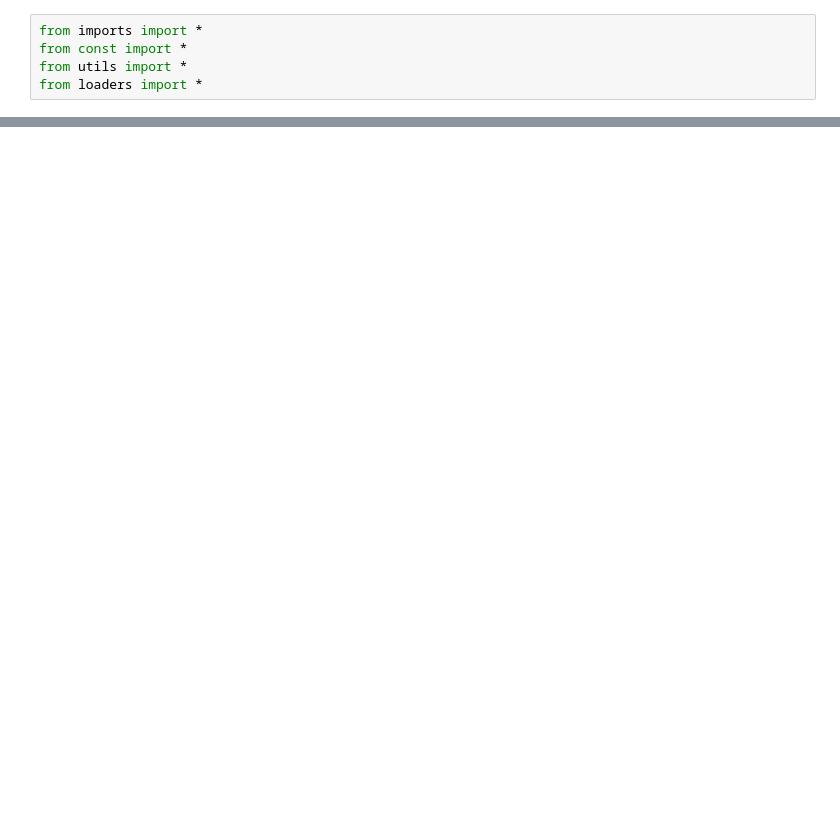
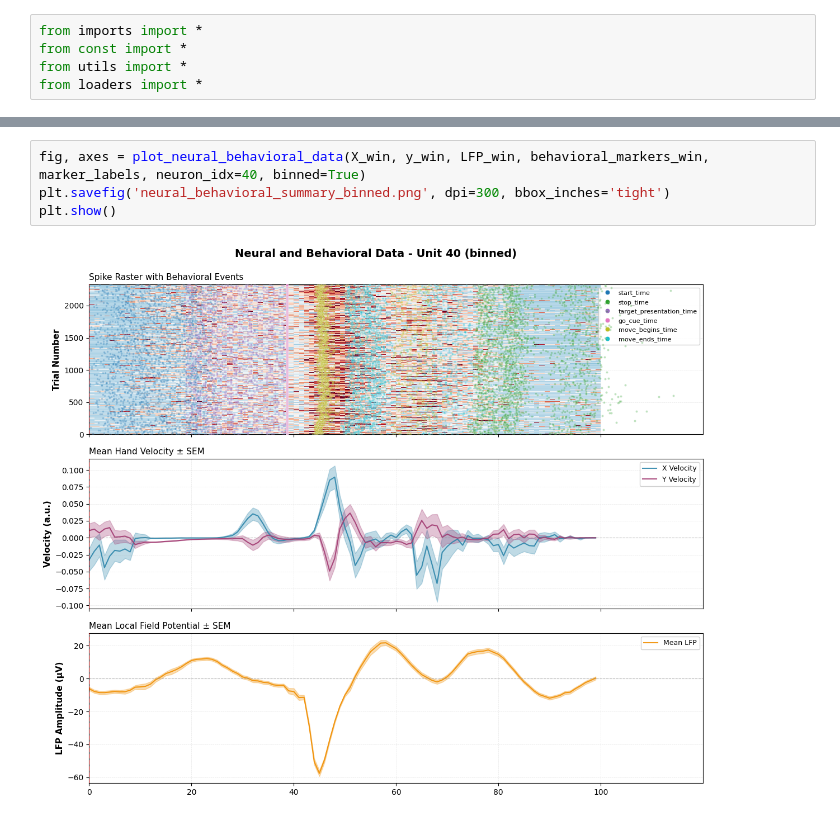
Before and after one commit to BenFalken/SNN-Based-Motion-Decoder, a Jupyter notebook: main.ipynb, the cells around one changed output, grey strips where cells are left out. Saved outputs shown, nothing was run; the diff lists cells and outputs as text; blank space fills up the shorter version.

```diff
--- a/main.ipynb
+++ b/main.ipynb
@@ -62,0 +103,6 @@ plt.show()
+# %%
+fig, axes = plot_neural_behavioral_data(X_win, y_win, LFP_win, behavioral_markers_win, marker_labels, neuron_idx=40, binned=True)
+plt.savefig('neural_behavioral_summary_binned.png', dpi=300, bbox_inches='tight')
+plt.show()
+# %% [output]
+[figure, added]
```
Also changed, not shown: parts of 11 cells of this notebook, 4 other files.
